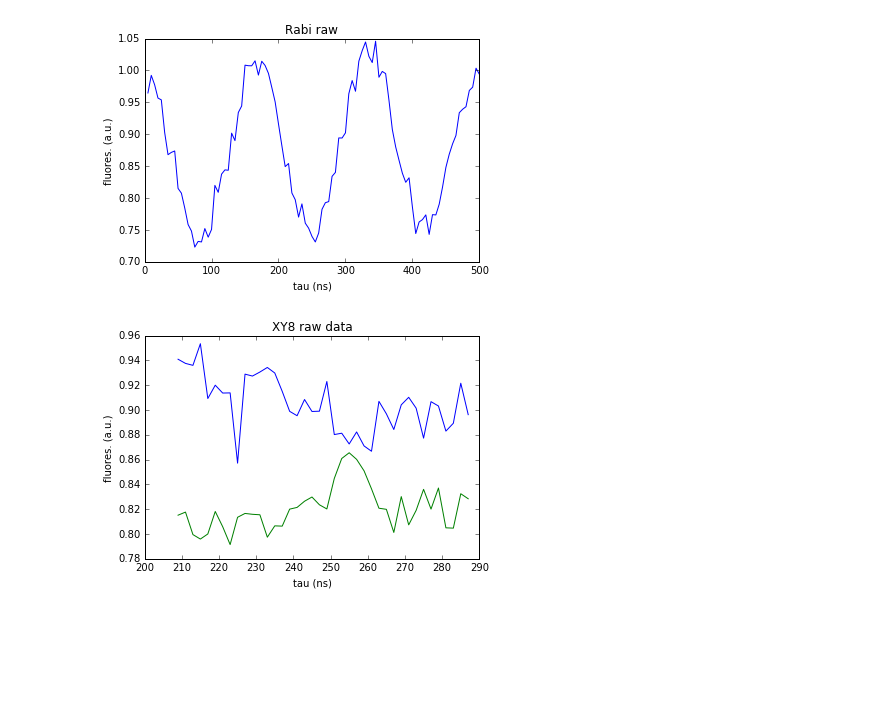
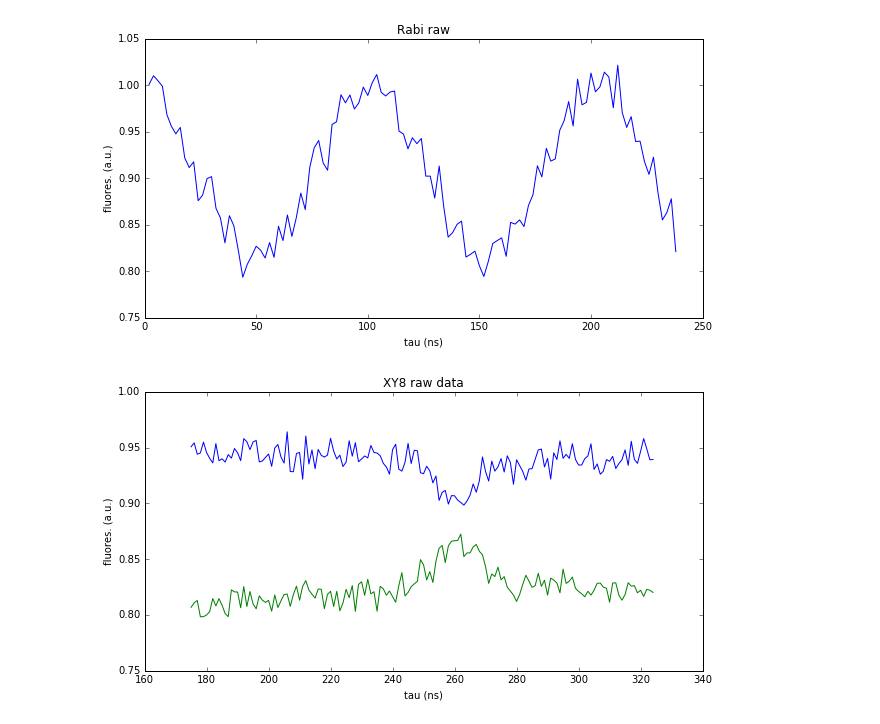
Before and after one commit to christoph-mueller/DepthCalculations, a Jupyter notebook: depth_calculation.ipynb, the cells around one changed output. Drawn from its saved outputs; the diff is of its cells as text; code cells hidden in the pictures; blank space fills up the shorter version.

```diff
--- a/depth_calculation.ipynb
+++ b/depth_calculation.ipynb
@@ -28,37 +28,37 @@ mu_0 = 4*np.pi*1e-7
 h = 6.62607e-34
 # %%
 ## Import data
-#rabi_file = 'D:\\Git\\DepthCalculations\\example_rabi.asc'
-#xy8_file = 'D:\\Git\\DepthCalculations\\example_xy8-4.asc'
-#N = 4
-rabi_file = 'D:\\Hyperdiamond\\Experimental_results\\1611\\pyruvate_measurements\\oil\\20161104-1952-00_NV20_Rabi4_pulsed_measurement.dat'
-xy8_file = 'D:\\Hyperdiamond\\Experimental_results\\1611\\pyruvate_measurements\\oil\\NV21_XY8-16_merged.dat'
-N = 16
+rabi_file = 'D:\\Git\\DepthCalculations\\example_rabi.asc'
+xy8_file = 'D:\\Git\\DepthCalculations\\example_xy8-4.asc'
+N = 4
+#rabi_file = 'D:\\Hyperdiamond\\Experimental_results\\1611\\pyruvate_measurements\\oil\\20161104-1952-00_NV20_Rabi4_pulsed_measurement.dat'
+#xy8_file = 'D:\\Hyperdiamond\\Experimental_results\\1611\\pyruvate_measurements\\oil\\NV21_XY8-16_merged.dat'
+#N = 16
 #rabi_file = 'D:\\Hyperdiamond\\Experimental_results\\1611\\pyruvate_measurements\\pyruvate\\20161115-1717-15_Rabi_NV21_0p7V_pulsed_measurement.dat'
 #xy8_file = 'D:\\Hyperdiamond\\Experimental_results\\1611\\pyruvate_measurements\\pyruvate\\20161115-1851-39_XY8-8_NV21_471G_pulsed_measurement.dat'
 #N = 8
 
 rabi_x, rabi_y = dc.get_data(rabi_file, data_columns=2)
 xy8_x, xy8_y1, xy8_y2 = dc.get_data(xy8_file, data_columns=3)
 
 if xy8_y1.mean() < xy8_y2.mean():
     xy8_y1, xy8_y2 = xy8_y2, xy8_y1
 
 plt.plot(rabi_x, rabi_y)
 plt.title('Rabi raw')
 plt.xlabel('tau (ns)')
 plt.ylabel('fluores. (a.u.)')
 plt.show()
 
 plt.plot(xy8_x, xy8_y1)
 plt.plot(xy8_x, xy8_y2)
 plt.title('XY8 raw data')
 plt.xlabel('tau (ns)')
 plt.ylabel('fluores. (a.u.)')
 plt.show()
 # %% [output]
-[figure, old version]
+[figure, new version]
-[figure, old version]
+[figure, new version]
 # %%
 ## perform Rabi fit and do normalization of the xy8 data
 # Rabi fit
```
Also changed, not shown: parts of 6 cells of this notebook.
